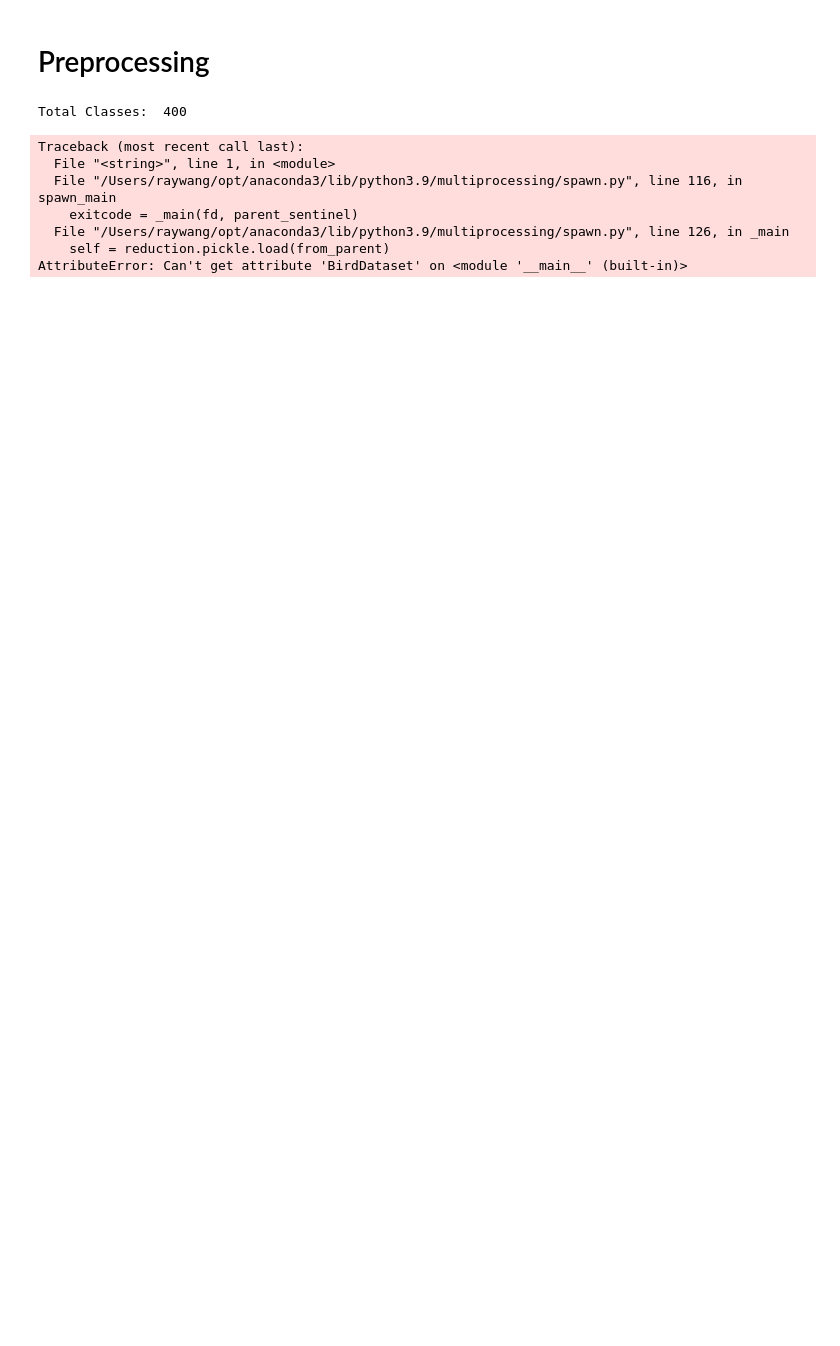
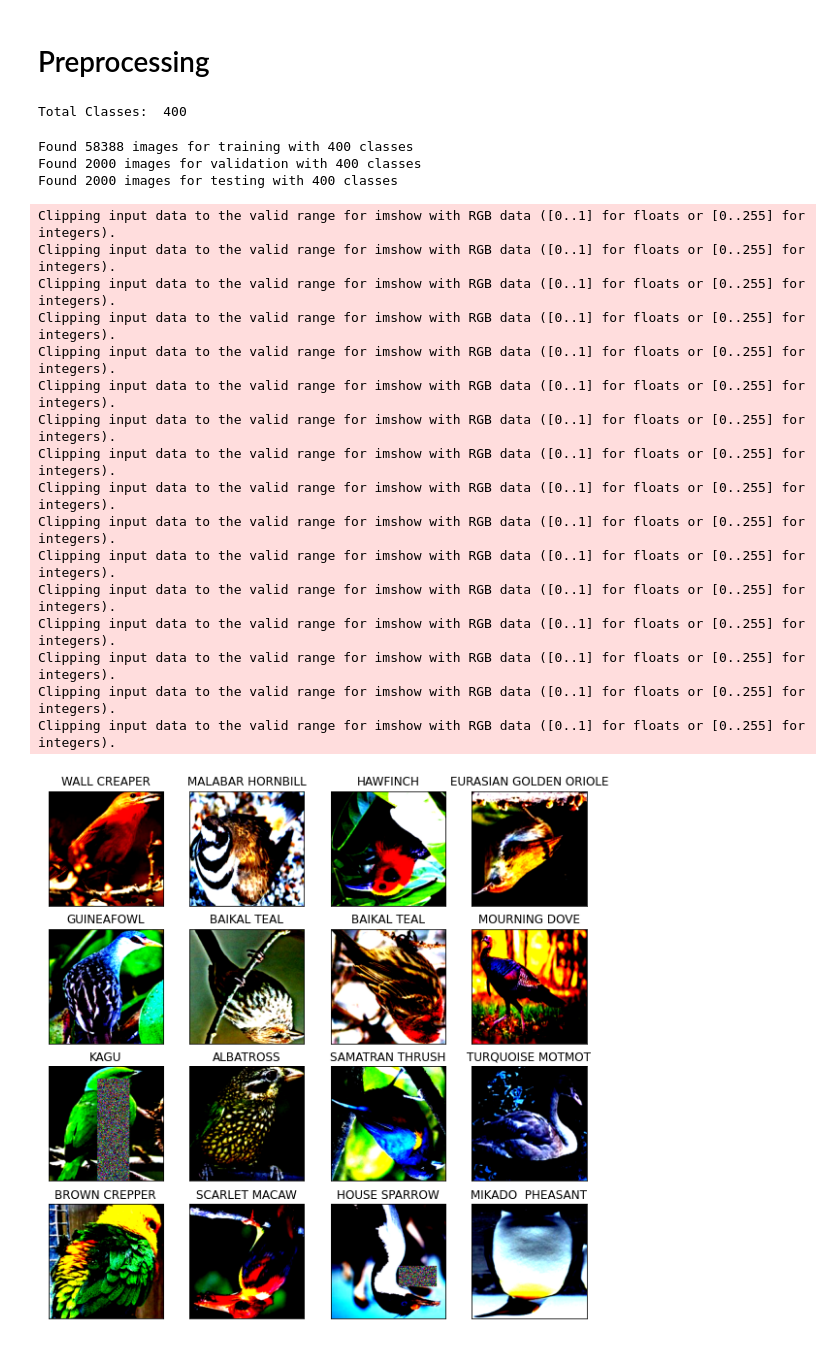
Before and after one commit to xiw483/bird_400, a Jupyter notebook: main.ipynb, the cells around one changed output. Drawn from its saved outputs; the diff is of its cells as text; code cells hidden in the pictures; blank space fills up the shorter version.

```diff
--- a/main.ipynb
+++ b/main.ipynb
@@ -113,15 +31,0 @@ test_data_loader = DataLoader(
-# %%
-for images, labels in train_data_loader:
-    fig, ax = plt.subplots(figsize = (10, 10))
-    ax.set_xticks([])
-    ax.set_yticks([])
-    ax.imshow(make_grid(images, 4).permute(1,2,0))
-    break
-# %% [output]
-Traceback (most recent call last):
-  File "<string>", line 1, in <module>
-  File "/Users/raywang/opt/anaconda3/lib/python3.9/multiprocessing/spawn.py", line 116, in spawn_main
-    exitcode = _main(fd, parent_sentinel)
-  File "/Users/raywang/opt/anaconda3/lib/python3.9/multiprocessing/spawn.py", line 126, in _main
-    self = reduction.pickle.load(from_parent)
-AttributeError: Can't get attribute 'BirdDataset' on <module '__main__' (built-in)>
@@ -127,0 +64,7 @@ AttributeError: Can't get attribute 'BirdDataset' on <module '__main__' (built-i
+# %%
+train_loader, train_data_len = get_data_loaders(256, train=True)
+val_loader, test_loader, valid_data_len, test_data_len = get_data_loaders(64, train=False)
+# %% [output]
+Found 58388 images for training with 400 classes
+Found 2000 images for validation with 400 classes
+Found 2000 images for testing with 400 classes
@@ -127,0 +80,29 @@ AttributeError: Can't get attribute 'BirdDataset' on <module '__main__' (built-i
+# %%
+dataiter = iter(train_loader)
+images, labels = dataiter.next()
+images = images.numpy() # convert images to numpy for display
+
+# plot the images in the batch, along with the corresponding labels
+fig = plt.figure(figsize=(10, 10))
+for idx in np.arange(16):
+    ax = fig.add_subplot(4, int(16/4), idx+1, xticks=[], yticks=[])
+    plt.imshow(np.transpose(images[idx], (1, 2, 0)))
+    ax.set_title(classes[labels[idx]])
+# %% [output]
+Clipping input data to the valid range for imshow with RGB data ([0..1] for floats or [0..255] for integers).
+Clipping input data to the valid range for imshow with RGB data ([0..1] for floats or [0..255] for integers).
+Clipping input data to the valid range for imshow with RGB data ([0..1] for floats or [0..255] for integers).
+Clipping input data to the valid range for imshow with RGB data ([0..1] for floats or [0..255] for integers).
+Clipping input data to the valid range for imshow with RGB data ([0..1] for floats or [0..255] for integers).
+Clipping input data to the valid range for imshow with RGB data ([0..1] for floats or [0..255] for integers).
+Clipping input data to the valid range for imshow with RGB data ([0..1] for floats or [0..255] for integers).
+Clipping input data to the valid range for imshow with RGB data ([0..1] for floats or [0..255] for integers).
+Clipping input data to the valid range for imshow with RGB data ([0..1] for floats or [0..255] for integers).
+Clipping input data to the valid range for imshow with RGB data ([0..1] for floats or [0..255] for integers).
+Clipping input data to the valid range for imshow with RGB data ([0..1] for floats or [0..255] for integers).
+Clipping input data to the valid range for imshow with RGB data ([0..1] for floats or [0..255] for integers).
+Clipping input data to the valid range for imshow with RGB data ([0..1] for floats or [0..255] for integers).
+Clipping input data to the valid range for imshow with RGB data ([0..1] for floats or [0..255] for integers).
+Clipping input data to the valid range for imshow with RGB data ([0..1] for floats or [0..255] for integers).
+Clipping input data to the valid range for imshow with RGB data ([0..1] for floats or [0..255] for integers).
+[figure, added]
```
Also changed, not shown: parts of 15 cells of this notebook.
